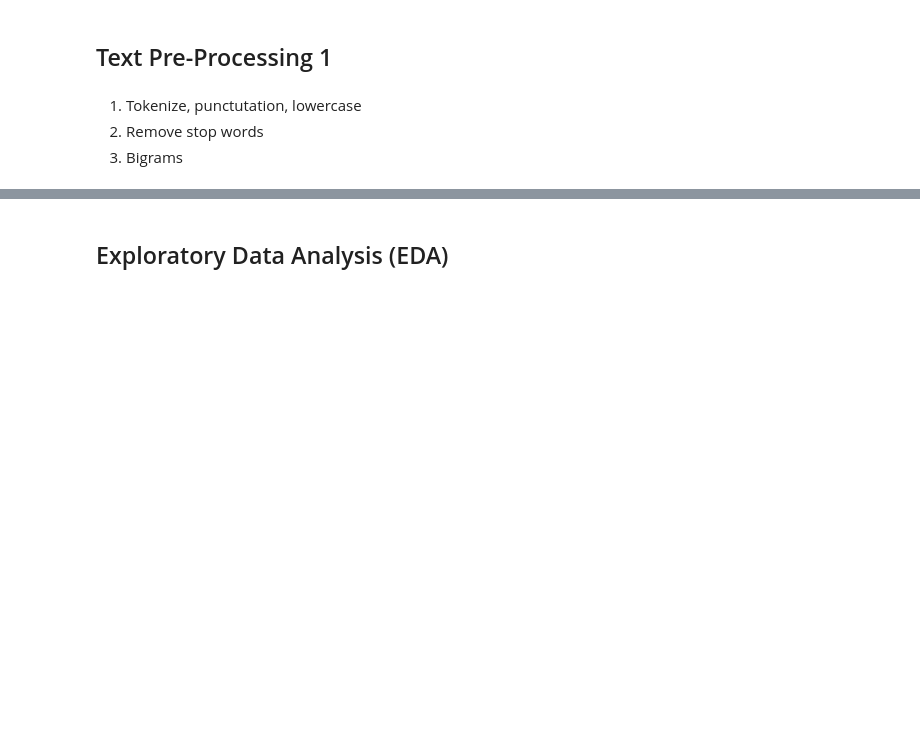
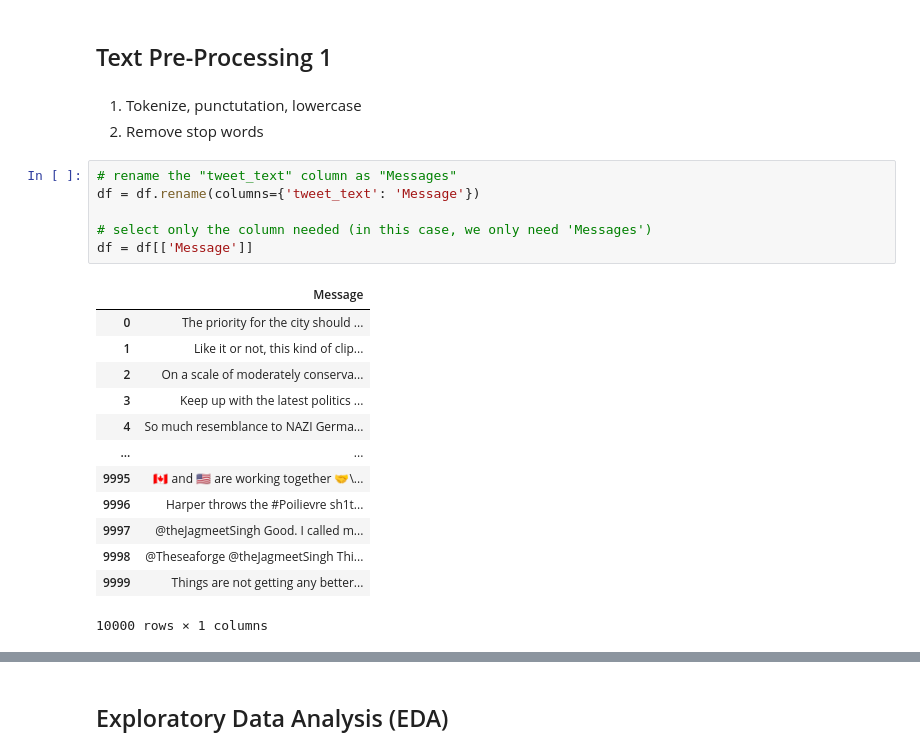
Before and after one commit to JanisJ2/jsc270-a4, a Jupyter notebook: JSC270_Assignment_4.ipynb, the cells around one changed output, grey strips where cells are left out. Drawn from its saved outputs; the diff is of its cells as text; blank space fills up the shorter version.

```diff
--- a/JSC270_Assignment_4.ipynb
+++ b/JSC270_Assignment_4.ipynb
@@ -507,4 +508,23 @@ There's no negative value in the dataset.
 # %% [markdown]
 1. Tokenize, punctutation, lowercase
 2. Remove stop words
-3. Bigrams
+# %%
+# rename the "tweet_text" column as "Messages"
+df = df.rename(columns={'tweet_text': 'Message'})
+
+# select only the column needed (in this case, we only need 'Messages')
+df = df[['Message']]
+# %% [output]
+|  | Message |
+| 0 | The priority for the city should ... |
+| 1 | Like it or not, this kind of clip... |
+| 2 | On a scale of moderately conserva... |
+| 3 | Keep up with the latest politics ... |
+| 4 | So much resemblance to NAZI Germa... |
+| ... | ... |
+| 9995 | 🇨🇦 and 🇺🇸 are working together 🤝\... |
+| 9996 | Harper throws the #Poilievre sh1t... |
+| 9997 | @theJagmeetSingh Good. I called m... |
+| 9998 | @Theseaforge @theJagmeetSingh Thi... |
+| 9999 | Things are not getting any better... |
+10000 rows × 1 columns
```
Also changed, not shown: parts of 6 cells of this notebook.
